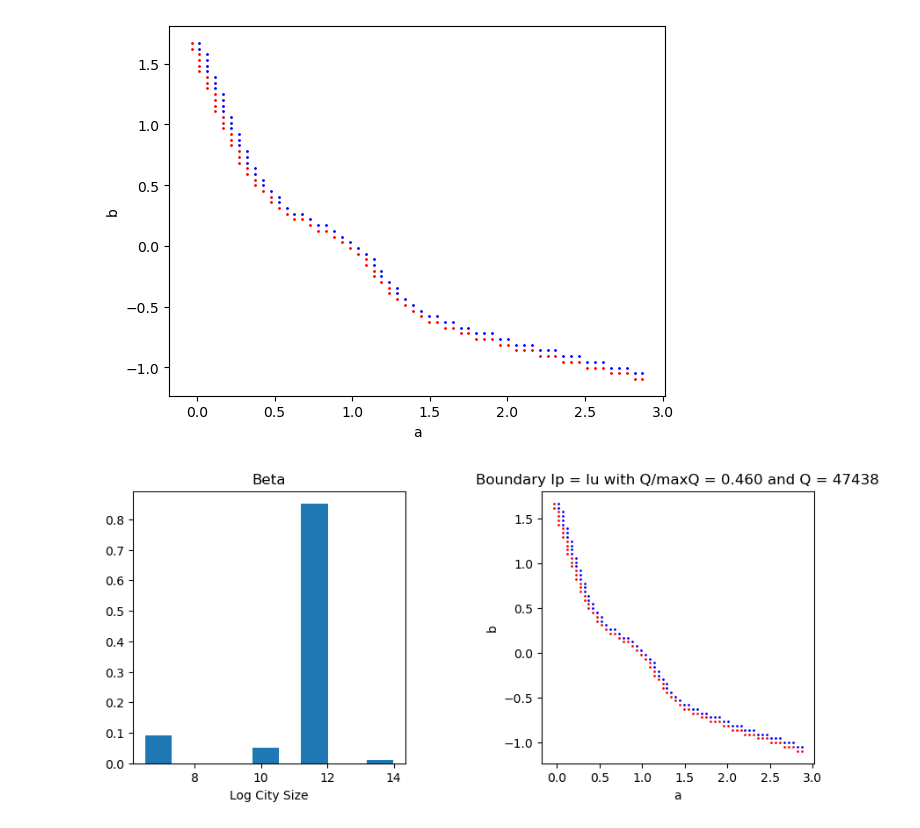
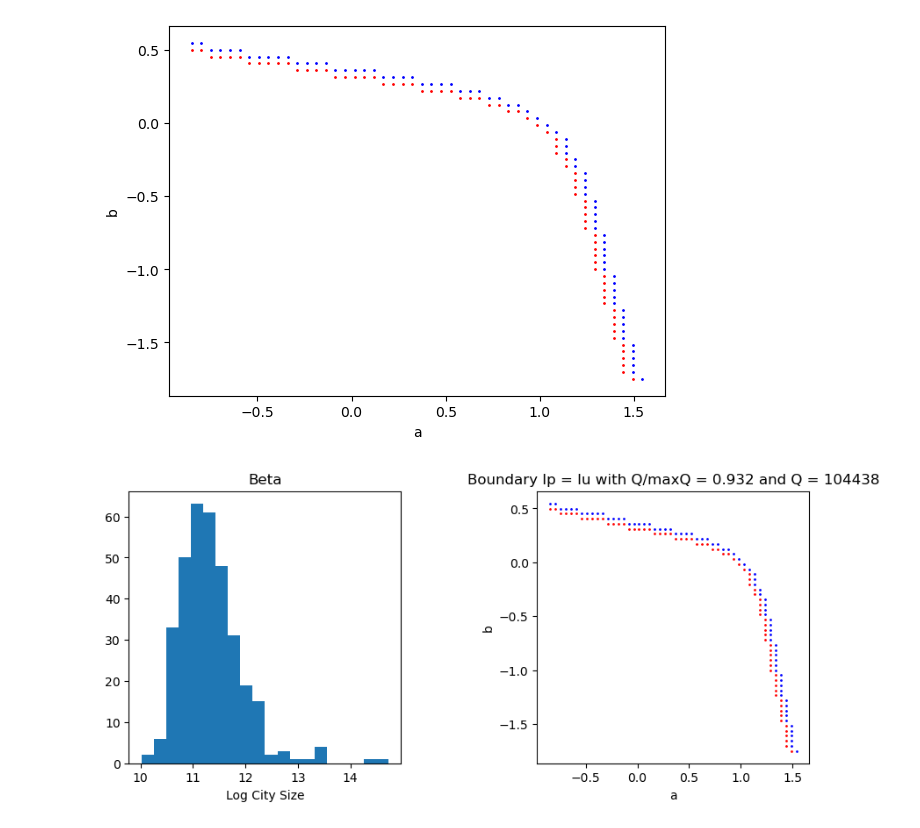
Before and after one commit to ViktorBezb/Computations_VACPT, a Jupyter notebook: Compute Boundary given beta and Q.ipynb, the cells around one changed output. Drawn from its saved outputs; the diff is of its cells as text; code cells hidden in the pictures.

```diff
--- a/Compute Boundary given beta and Q.ipynb
+++ b/Compute Boundary given beta and Q.ipynb
@@ -3,9 +3,9 @@
 # %%
 playsound(444,444)
 # %%
-Q_value = 47438
+Q_value = 104438
 # %%
-distance_to_points = 0.227  # determins how many new points are included per iteration
+distance_to_points = 0.157  # determins how many new points are included per iteration
                             # higher value results in fewer iterations but more points will be computed
                             # if the value is too low, some points may be missed. Not good
                             # if the value is too high, too many points will be computed
@@ -176,7 +176,7 @@ while iteration_number < 81 and not Boundary_is_invariant:
         else:
             raise ValueError('Sth bad happened with Index_in_Computed_points')
 
-        if  i%53 == 6:
+        if  i%43 == 6:
             print("ETA for LogIpOverIu computation in this iteration = " +
                   str( (df.shape[0] - i - 1) *(time.time() - startTime)/(i+1) ) + " seconds")
 
@@ -316,25 +309,25 @@ plt.bar(LogCitySize, zeta[:,1])
     plt.xlabel('a')
     plt.show()
 # %% [output]
-[figure, old version]
+[figure, new version]
 # %%
 
 
 fig, (ax1, ax2) = plt.subplots(1, 2, figsize=(10, 21))
 ax1.set_box_aspect(1)
 ax2.set_box_aspect(1)
 
 plt.subplots_adjust(wspace=0.5)
 
-ax1.bar(LogCitySize, zeta[:,1])
+ax1.hist(LogCitySize, bins = 20)
 ax2.scatter(DF_boundary["a"][Signs_boundary > 0], DF_boundary["b"][Signs_boundary > 0], c = "red", s=1)
 ax2.scatter(DF_boundary["a"][Signs_boundary < 0], DF_boundary["b"][Signs_boundary < 0], c = "blue", s=1)
 ax1.set(title= "Beta", xlabel="Log City Size")
 ax2.set(title= "Boundary Ip = Iu with Q/maxQ = " + f'{Q_value/maxQ_value():.3f}' + " and Q = " + str(Q_value)
         ,xlabel="a", ylabel="b")
 
 plt.savefig('Boundary' + str(int(time.time()//1)) + '.png', bbox_inches='tight')
 
 plt.show()
 # %% [output]
-[figure, old version]
+[figure, new version]
```
Also changed, not shown: parts of 9 cells of this notebook, 3 other files.
